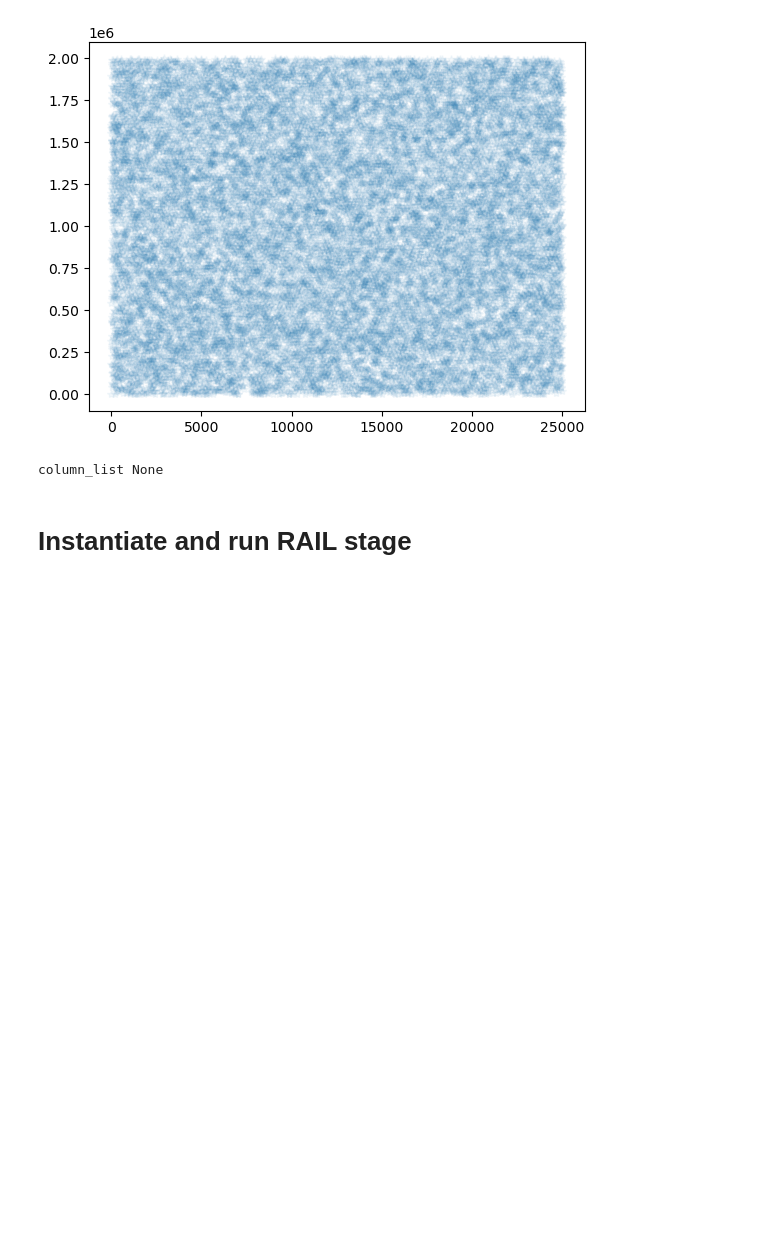
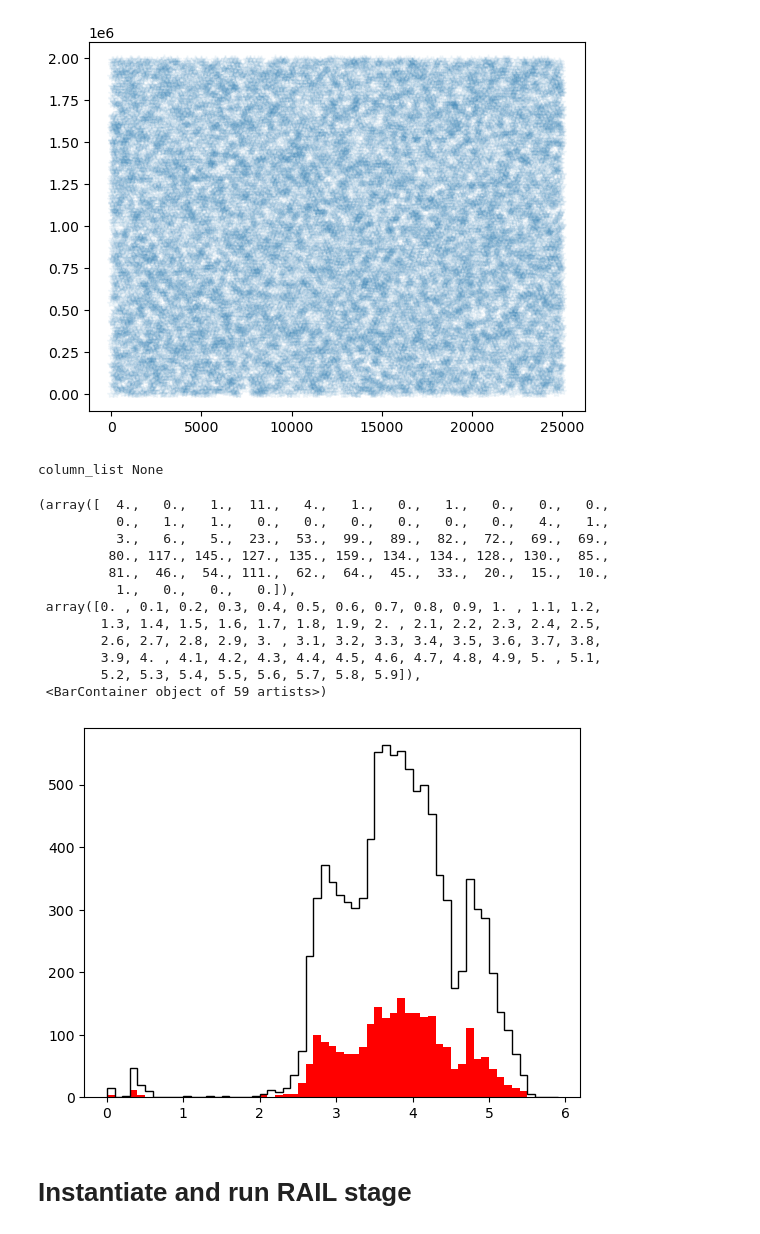
Before and after one commit to lsajkov/rail_umap, a Jupyter notebook: src/optimization/UMAP_optimizer.ipynb, the cells around one changed output. Saved outputs shown, nothing was run; the diff lists cells and outputs as text; code cells hidden in the pictures; blank space fills up the shorter version.

```diff
--- a/src/optimization/UMAP_optimizer.ipynb
+++ b/src/optimization/UMAP_optimizer.ipynb
@@ -99,8 +114,57 @@ phot_error_bands = [f"{key}_err" for key in photometry_bands]
 redshift_filepath = "/pscratch/sd/s/sajkov/data/mock_catalog_Ch1_26.h5"
 redshift          = h5py.File(redshift_filepath)['sps_parameters'][:, -1]
 
-training_redshift   = redshift[:data_cut][training_indices]
-validation_redshift = redshift[:data_cut][~training_indices]
+training_redshift   = redshift[training_indices]
+validation_redshift = redshift[testing_indices]
+# %%
+def select_LBGs_petri(ug, gr, ri, iz,
+                      r_mag, sigma_i_mag, sigma_z_mag):
+
+    SNR_i = 2.5/(sigma_i_mag * np.log(10))
+    SNR_z = 2.5/(sigma_z_mag * np.log(10))
+
+    dropouts_u_idx = (ug > 0.88) & (gr < 1.2) &\
+                     (ug > 1.8 * gr + 0.68) & (r_mag < 25.7)
+
+    dropouts_g_idx = (gr > 1.0) & (ri < 1.0) &\
+                     (gr > 1.5 * ri + 0.8) & (SNR_i > 5)
+
+    dropouts_r_idx = (ri > 1.5) & (iz < 0.7) &\
+                     (ri > 1.5 * iz + 1.0) & (SNR_z > 5)
+
+    return dropouts_u_idx, dropouts_g_idx, dropouts_r_idx
+# %%
+LBG_idx_list = select_LBGs_petri(data["LSST_u"] - data["LSST_g"],
+                                 data["LSST_g"] - data["LSST_r"],
+                                 data["LSST_r"] - data["LSST_i"],
+                                 data["LSST_i"] - data["LSST_z"],
+                                 data["LSST_r"],
+                                 data["LSST_i_err"],
+                                 data["LSST_z_err"])
+
+LBG_idx = LBG_idx_list[0] | LBG_idx_list[1] | LBG_idx_list[2]
+training_LBG_idx = LBG_idx[training_indices]
+testing_LBG_idx = LBG_idx[testing_indices]
+# %%
+fig = plt.figure()
+ax = fig.add_subplot()
+bins = np.arange(0, 6, 0.1)
+ax.hist(training_redshift[training_LBG_idx], bins = bins, color = "black", histtype = "step")
+ax.hist(validation_redshift[testing_LBG_idx], bins = bins, color = "red")
+# %% [output]
+(array([  4.,   0.,   1.,  11.,   4.,   1.,   0.,   1.,   0.,   0.,   0.,
+          0.,   1.,   1.,   0.,   0.,   0.,   0.,   0.,   0.,   4.,   1.,
+          3.,   6.,   5.,  23.,  53.,  99.,  89.,  82.,  72.,  69.,  69.,
+         80., 117., 145., 127., 135., 159., 134., 134., 128., 130.,  85.,
+         81.,  46.,  54., 111.,  62.,  64.,  45.,  33.,  20.,  15.,  10.,
+          1.,   0.,   0.,   0.]),
+ array([0. , 0.1, 0.2, 0.3, 0.4, 0.5, 0.6, 0.7, 0.8, 0.9, 1. , 1.1, 1.2,
+        1.3, 1.4, 1.5, 1.6, 1.7, 1.8, 1.9, 2. , 2.1, 2.2, 2.3, 2.4, 2.5,
+        2.6, 2.7, 2.8, 2.9, 3. , 3.1, 3.2, 3.3, 3.4, 3.5, 3.6, 3.7, 3.8,
+        3.9, 4. , 4.1, 4.2, 4.3, 4.4, 4.5, 4.6, 4.7, 4.8, 4.9, 5. , 5.1,
+        5.2, 5.3, 5.4, 5.5, 5.6, 5.7, 5.8, 5.9]),
+ <BarContainer object of 59 artists>)
+[figure, added]
 # %% [markdown]
 # Instantiate and run RAIL stage
 # %%
```
Also changed, not shown: parts of 2 cells of this notebook, 2 other files.
